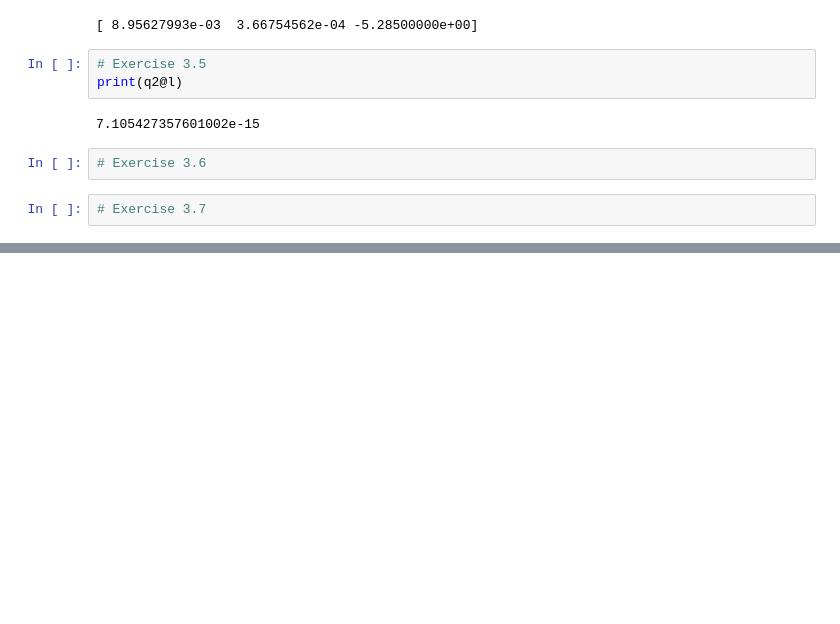
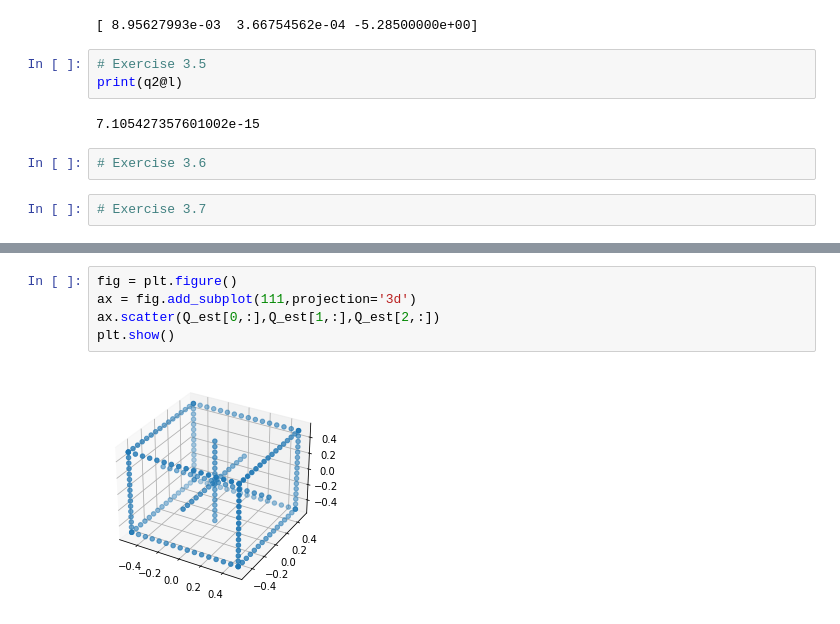
Before and after one commit to ct5000/ComputerVision, a Jupyter notebook: Week3.ipynb, the cells around one changed output, grey strips where cells are left out. Saved outputs shown, nothing was run; the diff lists cells and outputs as text; blank space fills up the shorter version.

```diff
--- a/Week3.ipynb
+++ b/Week3.ipynb
@@ -116,0 +287,7 @@ def triangulate(points,projection):
+# %%
+fig = plt.figure()
+ax = fig.add_subplot(111,projection='3d')
+ax.scatter(Q_est[0,:],Q_est[1,:],Q_est[2,:])
+plt.show()
+# %% [output]
+[figure, added]
```
Also changed, not shown: parts of 14 cells of this notebook, 8 other files.
